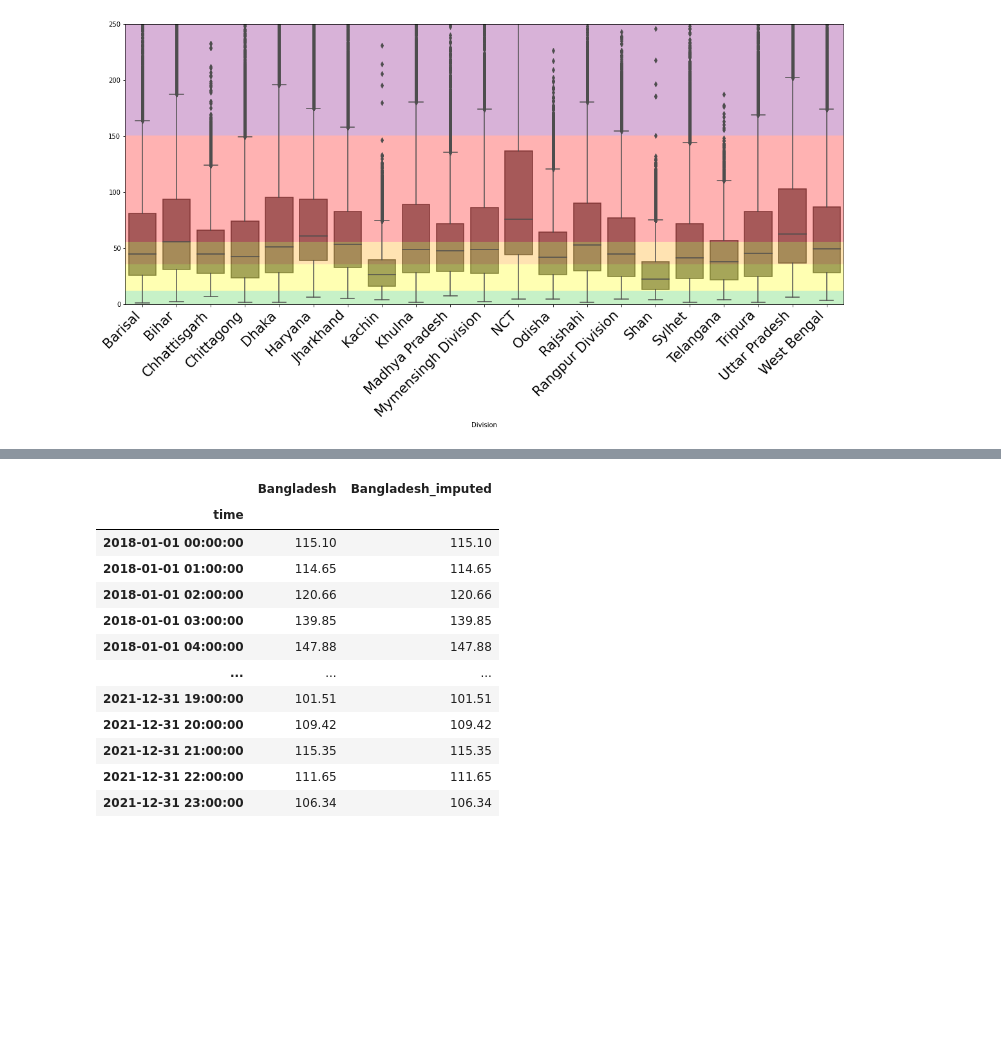
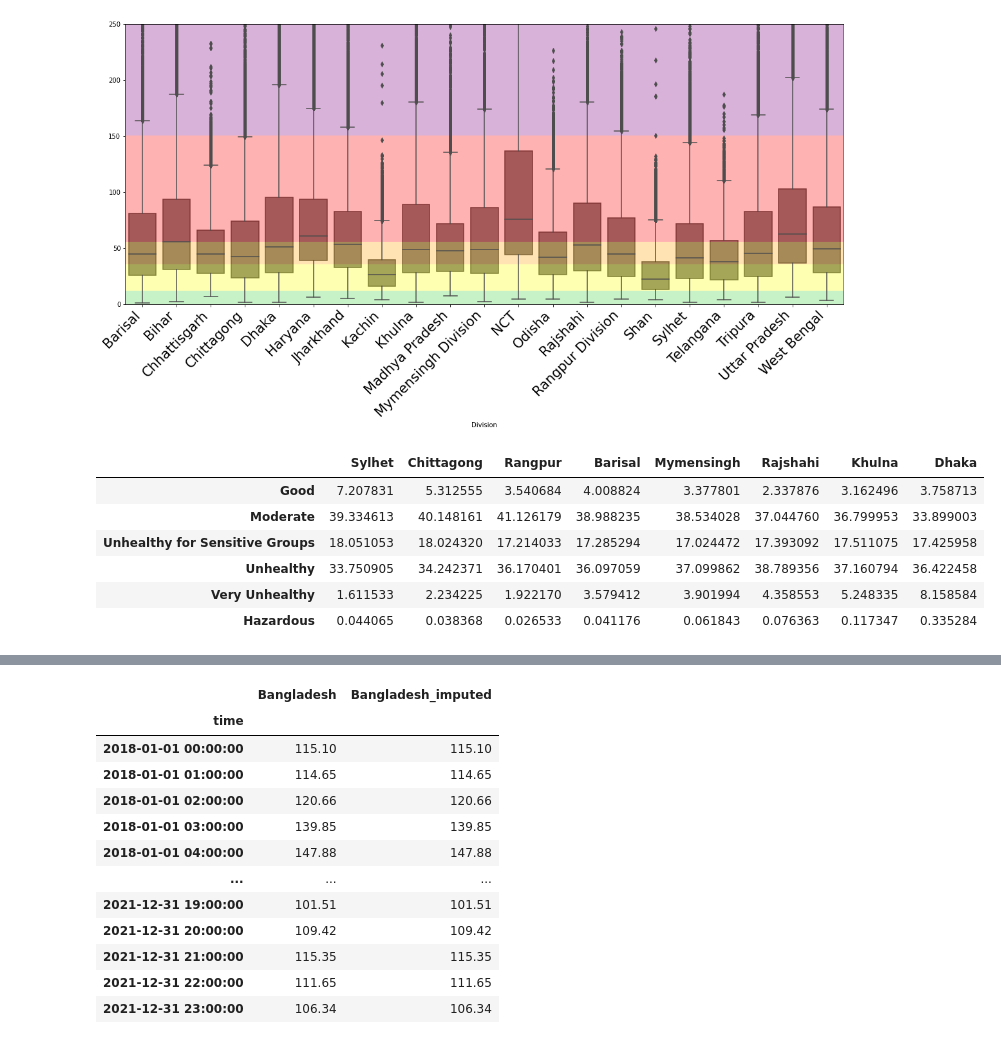
Before and after one commit to asifzmn/Air_Quality_Analysis, a Jupyter notebook: exploration/EDA_time_series.ipynb, the cells around one changed output, grey strips where cells are left out. Saved outputs shown, nothing was run; the diff lists cells and outputs as text; code cells hidden in the pictures; blank space fills up the shorter version.

```diff
--- a/exploration/EDA_time_series.ipynb
+++ b/exploration/EDA_time_series.ipynb
@@ -94,3 +117,25 @@ region_series.describe()
 box_plot_series(region_series)
 # %% [output]
 [figure]
+# %%
+def make_category_frequency(timeseries):
+    def cut_and_count(x): return pd.cut(x, AQScale, labels=categoryName).value_counts() / x.count()
+
+    def ranking(timeseries): return timeseries.mean().sort_values()
+
+    ranking = ranking(timeseries)
+    category_frequency = timeseries.apply(cut_and_count)
+    category_frequency = category_frequency[ranking.index] * 100
+    return category_frequency
+
+category_frquency = make_category_frequency(region_series)
+# %%
+category_frquency
+# %% [output]
+|  | Sylhet | Chittagong | Rangpur | Barisal | Mymensingh | Rajshahi | Khulna | Dhaka |
+| Good | 7.207831 | 5.312555 | 3.540684 | 4.008824 | 3.377801 | 2.337876 | 3.162496 | 3.758713 |
+| Moderate | 39.334613 | 40.148161 | 41.126179 | 38.988235 | 38.534028 | 37.044760 | 36.799953 | 33.899003 |
+| Unhealthy for Sensitive Groups | 18.051053 | 18.024320 | 17.214033 | 17.285294 | 17.024472 | 17.393092 | 17.511075 | 17.425958 |
+| Unhealthy | 33.750905 | 34.242371 | 36.170401 | 36.097059 | 37.099862 | 38.789356 | 37.160794 | 36.422458 |
+| Very Unhealthy | 1.611533 | 2.234225 | 1.922170 | 3.579412 | 3.901994 | 4.358553 | 5.248335 | 8.158584 |
+| Hazardous | 0.044065 | 0.038368 | 0.026533 | 0.041176 | 0.061843 | 0.076363 | 0.117347 | 0.335284 |
```
Also changed, not shown: parts of 32 cells of this notebook, 8 other files.
